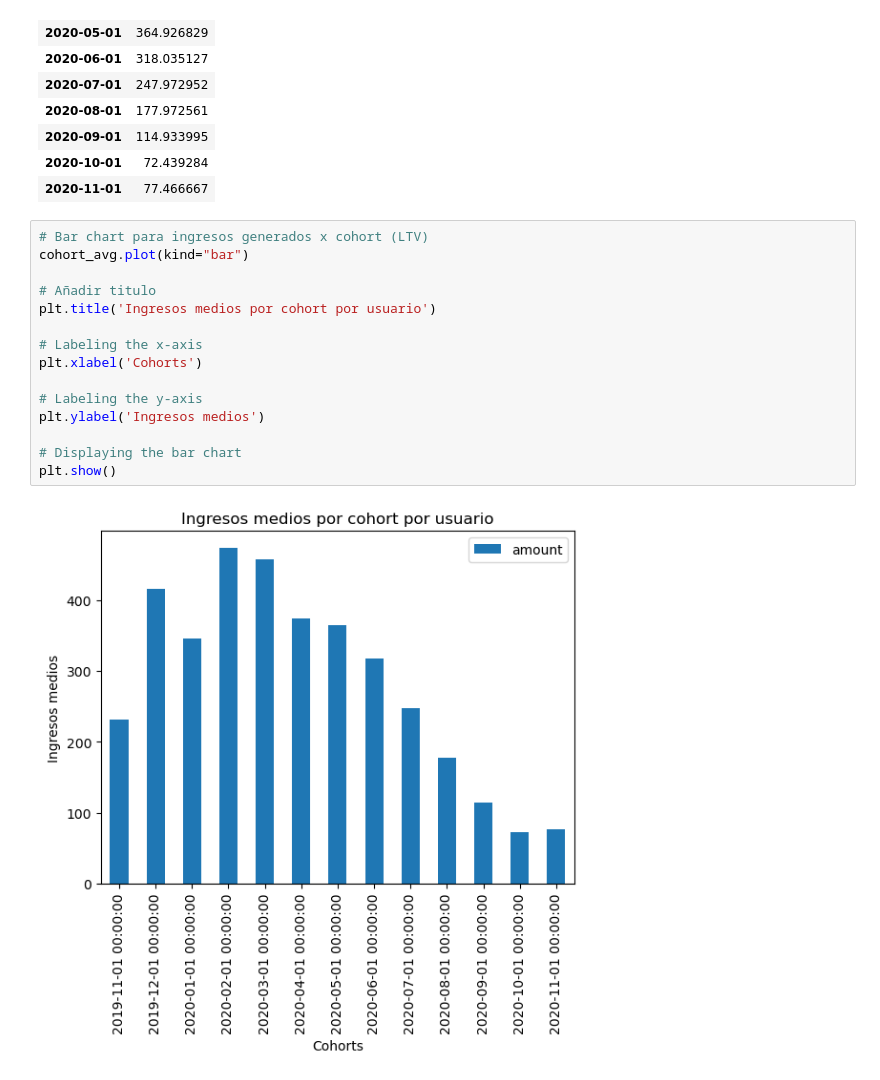
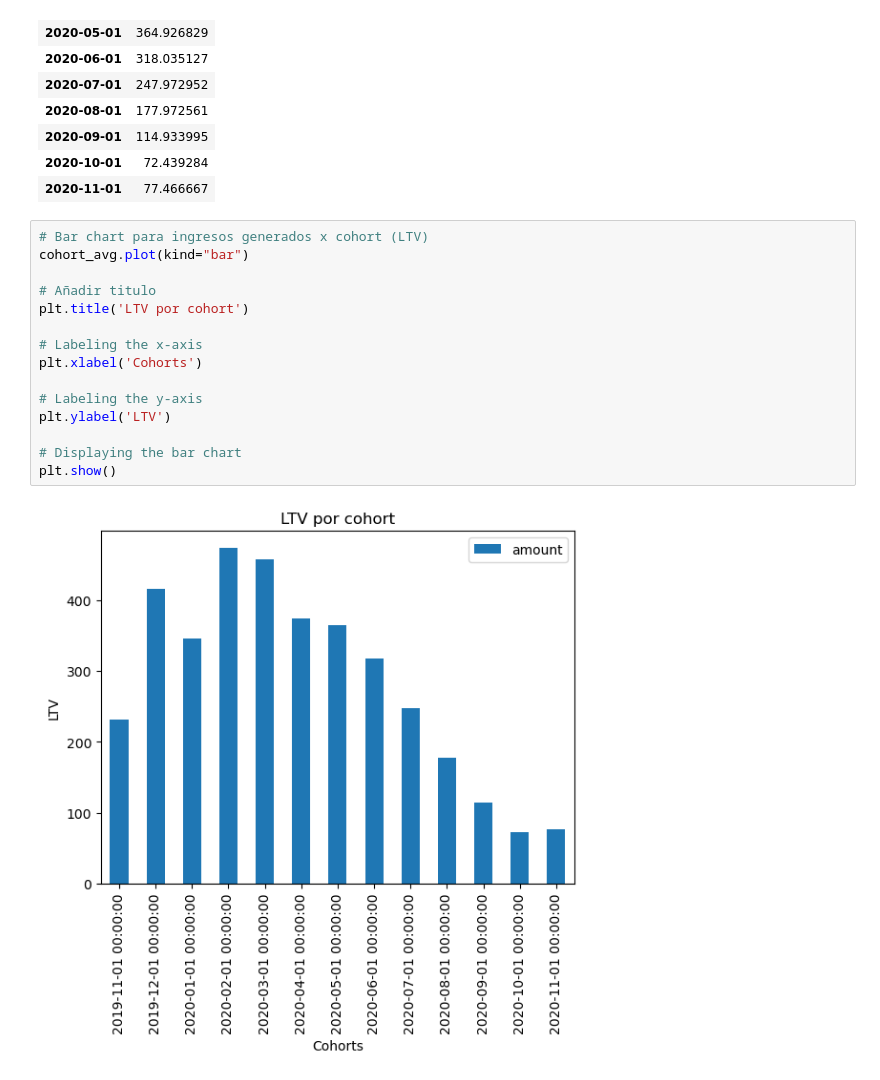
Before and after one commit to crismt96/project-1-ironhack-payments, a Jupyter notebook: main.ipynb, the cells around one changed output. Drawn from its saved outputs; the diff is of its cells as text.

```diff
--- a/main.ipynb
+++ b/main.ipynb
@@ -452,17 +452,17 @@ cohort_avg
 # %%
 # Bar chart para ingresos generados x cohort (LTV)
 cohort_avg.plot(kind="bar")
 
 # Añadir titulo
-plt.title('Ingresos medios por cohort por usuario')
+plt.title('LTV por cohort')
 
 # Labeling the x-axis
 plt.xlabel('Cohorts')
 
 # Labeling the y-axis
-plt.ylabel('Ingresos medios')
+plt.ylabel('LTV')
 
 # Displaying the bar chart
 plt.show()
 # %% [output]
-[figure, old version]
+[figure, new version]
```
Also changed, not shown: parts of 3 cells of this notebook, 1 other file.
